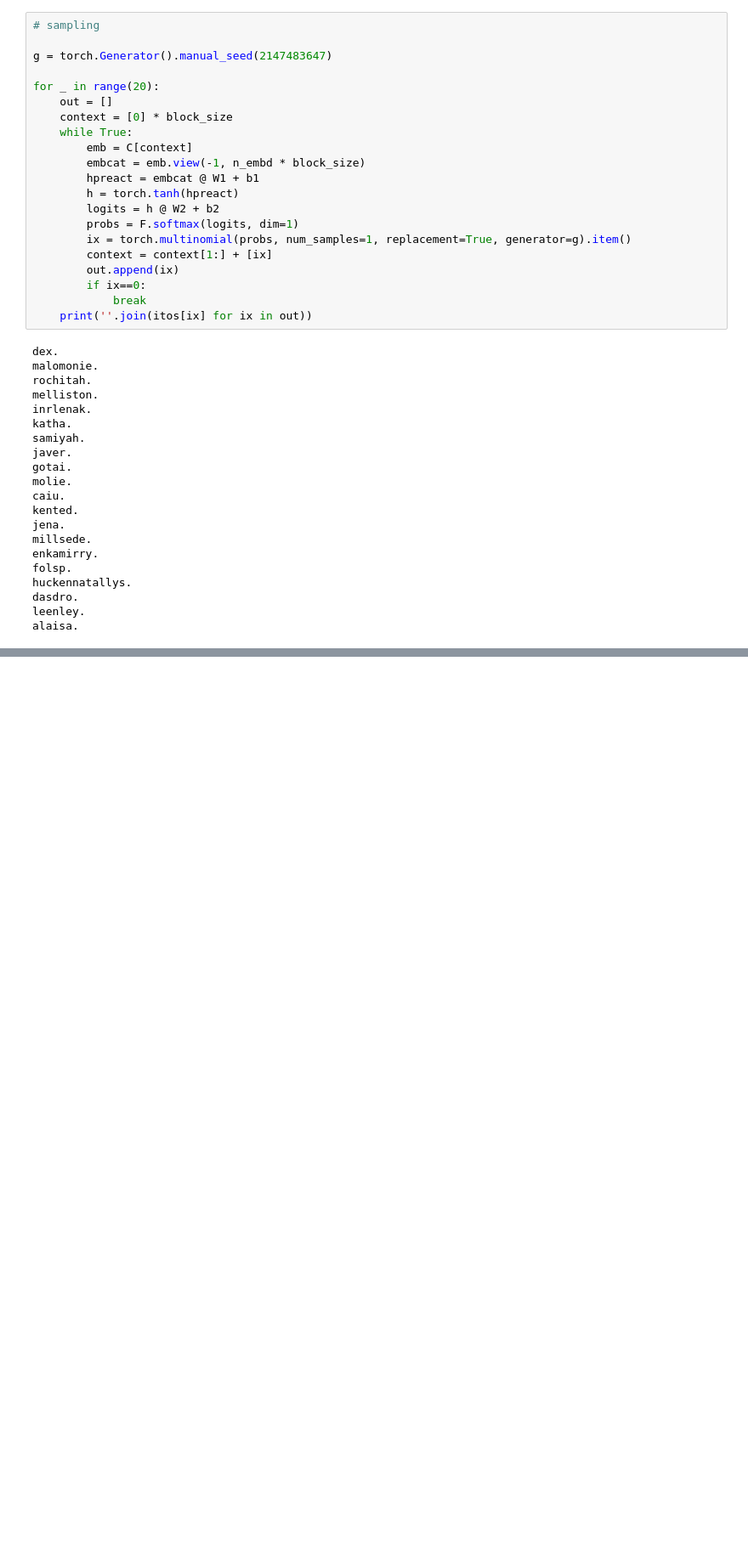
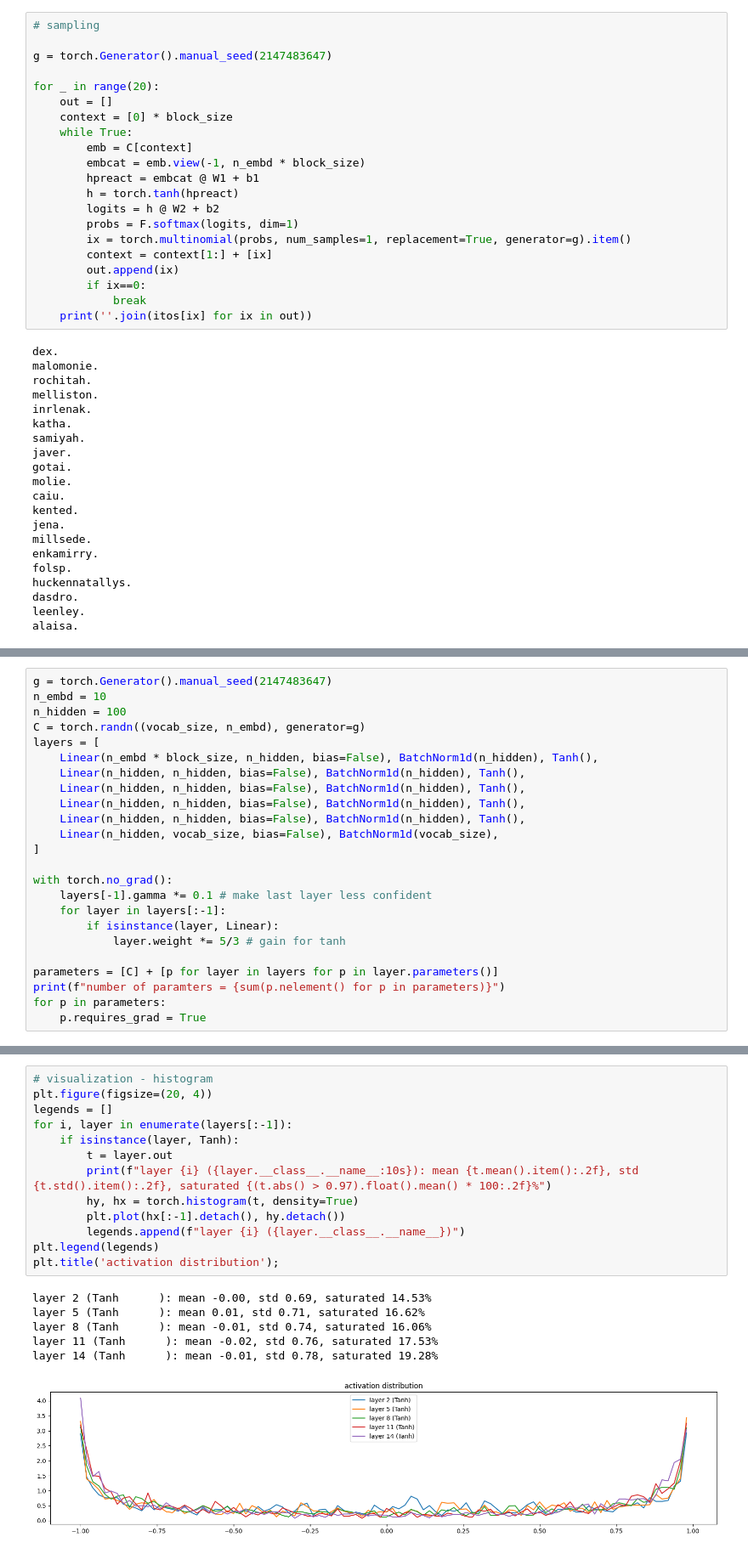
Before and after one commit to HJoonKwon/makemore, a Jupyter notebook: lecture_mlp2_bn.ipynb, the cells around one changed output, grey strips where cells are left out. Shown at 85% size. Cells and saved outputs as stored; diff of their text form; blank space fills up the shorter version.

```diff
--- a/lecture_mlp2_bn.ipynb
+++ b/lecture_mlp2_bn.ipynb
@@ -197,0 +366,24 @@ alaisa.
+# %%
+g = torch.Generator().manual_seed(2147483647)
+n_embd = 10
+n_hidden = 100
+C = torch.randn((vocab_size, n_embd), generator=g)
+layers = [
+    Linear(n_embd * block_size, n_hidden, bias=False), BatchNorm1d(n_hidden), Tanh(),
+    Linear(n_hidden, n_hidden, bias=False), BatchNorm1d(n_hidden), Tanh(),
+    Linear(n_hidden, n_hidden, bias=False), BatchNorm1d(n_hidden), Tanh(),
+    Linear(n_hidden, n_hidden, bias=False), BatchNorm1d(n_hidden), Tanh(),
+    Linear(n_hidden, n_hidden, bias=False), BatchNorm1d(n_hidden), Tanh(),
+    Linear(n_hidden, vocab_size, bias=False), BatchNorm1d(vocab_size),
+]
+
+with torch.no_grad():
+    layers[-1].gamma *= 0.1 # make last layer less confident
+    for layer in layers[:-1]:
+        if isinstance(layer, Linear):
+            layer.weight *= 5/3 # gain for tanh
+
+parameters = [C] + [p for layer in layers for p in layer.parameters()]
+print(f"number of paramters = {sum(p.nelement() for p in parameters)}")
+for p in parameters:
+    p.requires_grad = True
@@ -197,0 +451,20 @@ alaisa.
+# %%
+# visualization - histogram
+plt.figure(figsize=(20, 4))
+legends = []
+for i, layer in enumerate(layers[:-1]):
+    if isinstance(layer, Tanh):
+        t = layer.out
+        print(f"layer {i} ({layer.__class__.__name__:10s}): mean {t.mean().item():.2f}, std {t.std().item():.2f}, saturated {(t.abs() > 0.97).float().mean() * 100:.2f}%")
+        hy, hx = torch.histogram(t, density=True)
+        plt.plot(hx[:-1].detach(), hy.detach())
+        legends.append(f"layer {i} ({layer.__class__.__name__})")
+plt.legend(legends)
+plt.title('activation distribution');
+# %% [output]
+layer 2 (Tanh      ): mean -0.00, std 0.69, saturated 14.53%
+layer 5 (Tanh      ): mean 0.01, std 0.71, saturated 16.62%
+layer 8 (Tanh      ): mean -0.01, std 0.74, saturated 16.06%
+layer 11 (Tanh      ): mean -0.02, std 0.76, saturated 17.53%
+layer 14 (Tanh      ): mean -0.01, std 0.78, saturated 19.28%
+[figure, added]
```
Also changed, not shown: parts of 23 cells of this notebook.
